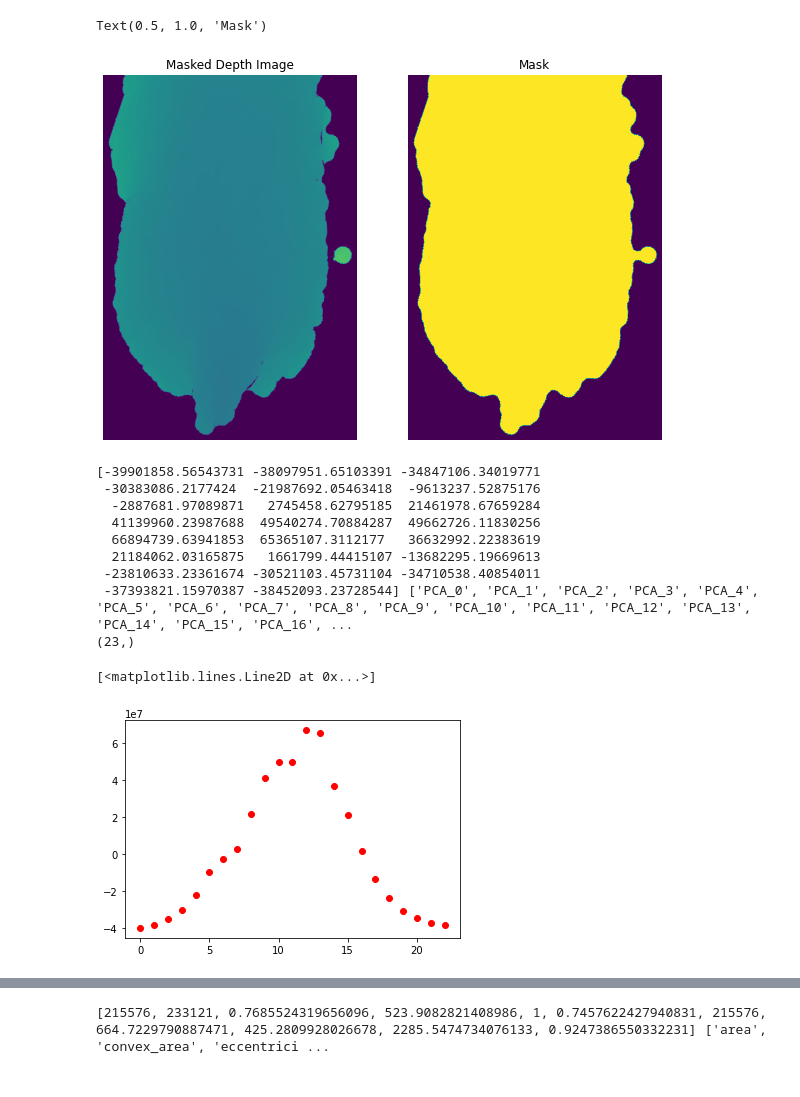
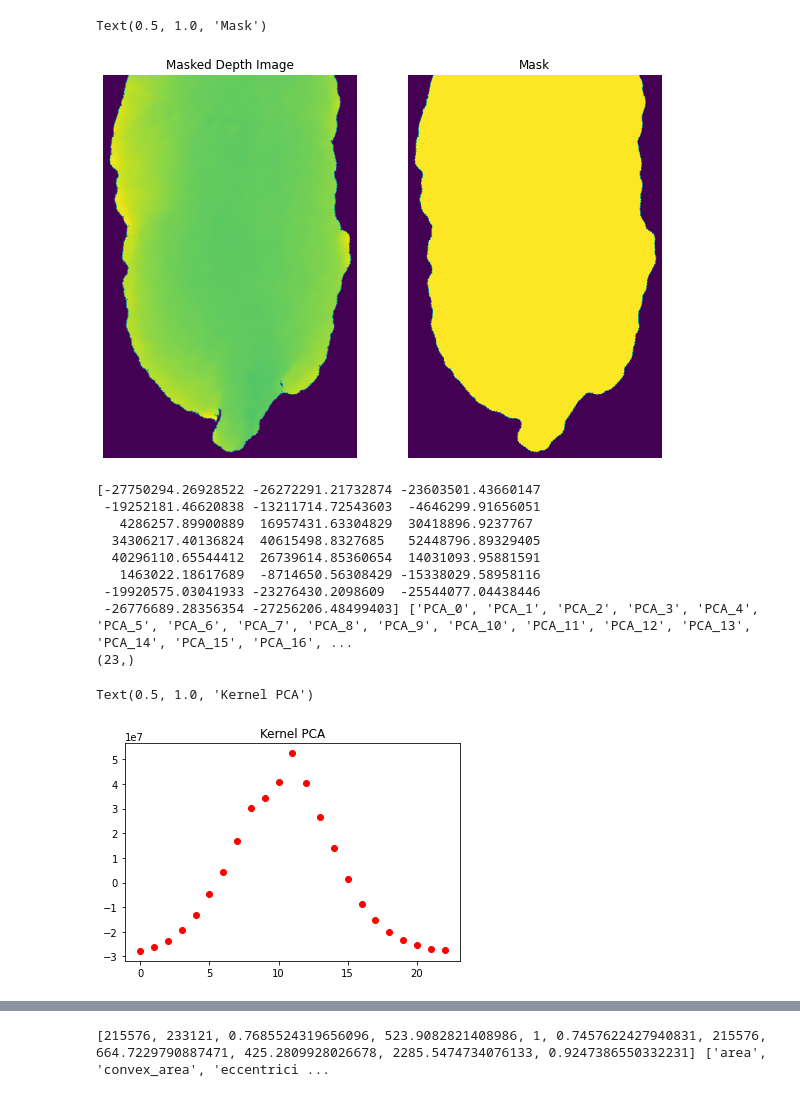
Before and after one commit to zwinkler/Automated-BCS, a Jupyter notebook: Automated BCS.ipynb, the cells around one changed output, grey strips where cells are left out. Saved outputs shown, nothing was run; the diff lists cells and outputs as text; code cells hidden in the pictures.

```diff
--- a/Automated BCS.ipynb
+++ b/Automated BCS.ipynb
@@ -134,24 +161,24 @@ def image_preprocessing(filepath):
     return masked_depth, b_cow
 # %%
-img_num = 5
+img_num = 4
 filenames = glob.glob('Images/depth/usable/*')
 img = imageio.imread(filenames[img_num])
 
 masked_depth, mask = image_preprocessing(filenames[img_num])
 
 plt.figure(figsize=(10,10))
 plt.subplot(1, 2, 1)
 plt.imshow(masked_depth)
 plt.axis('off')
 plt.title('Masked Depth Image')
 
 plt.subplot(1, 2, 2)
 plt.imshow(mask)
 plt.axis('off')
 plt.title('Mask')
 # %% [output]
 Text(0.5, 1.0, 'Mask')
-[figure, old version]
+[figure, new version]
 # %%
 #----------------------Getting Kernel PCA---------------------------------
 def extract_kernel_PCA(mask):
@@ -183,18 +210,19 @@ print(np.shape(f))
 
 plt.figure()
 plt.plot(f, 'ro')
+plt.title('Kernel PCA')
 # %% [output]
-[-39901858.56543731 -38097951.65103391 -34847106.34019771
- -30383086.2177424  -21987692.05463418  -9613237.52875176
-  -2887681.97089871   2745458.62795185  21461978.67659284
-  41139960.23987688  49540274.70884287  49662726.11830256
-  66894739.63941853  65365107.3112177   36632992.22383619
-  21184062.03165875   1661799.44415107 -13682295.19669613
- -23810633.23361674 -30521103.45731104 -34710538.40854011
- -37393821.15970387 -38452093.23728544] ['PCA_0', 'PCA_1', 'PCA_2', 'PCA_3', 'PCA_4', 'PCA_5', 'PCA_6', 'PCA_7', 'PCA_8', 'PCA_9', 'PCA_10', 'PCA_11', 'PCA_12', 'PCA_13', 'PCA_14', 'PCA_15', 'PCA_16', ...
+[-27750294.26928522 -26272291.21732874 -23603501.43660147
+ -19252181.46620838 -13211714.72543603  -4646299.91656051
+   4286257.89900889  16957431.63304829  30418896.9237767
+  34306217.40136824  40615498.8327685   52448796.89329405
+  40296110.65544412  26739614.85360654  14031093.95881591
+   1463022.18617689  -8714650.56308429 -15338029.58958116
+ -19920575.03041933 -23276430.2098609  -25544077.04438446
+ -26776689.28356354 -27256206.48499403] ['PCA_0', 'PCA_1', 'PCA_2', 'PCA_3', 'PCA_4', 'PCA_5', 'PCA_6', 'PCA_7', 'PCA_8', 'PCA_9', 'PCA_10', 'PCA_11', 'PCA_12', 'PCA_13', 'PCA_14', 'PCA_15', 'PCA_16', ...
 (23,)
-[<matplotlib.lines.Line2D at 0x...>]
+Text(0.5, 1.0, 'Kernel PCA')
-[figure, old version]
+[figure, new version]
 # %%
 #------------------------Getting fourier descriptors-----------------------
 
```
Also changed, not shown: parts of 3 cells of this notebook, 2 other files.
